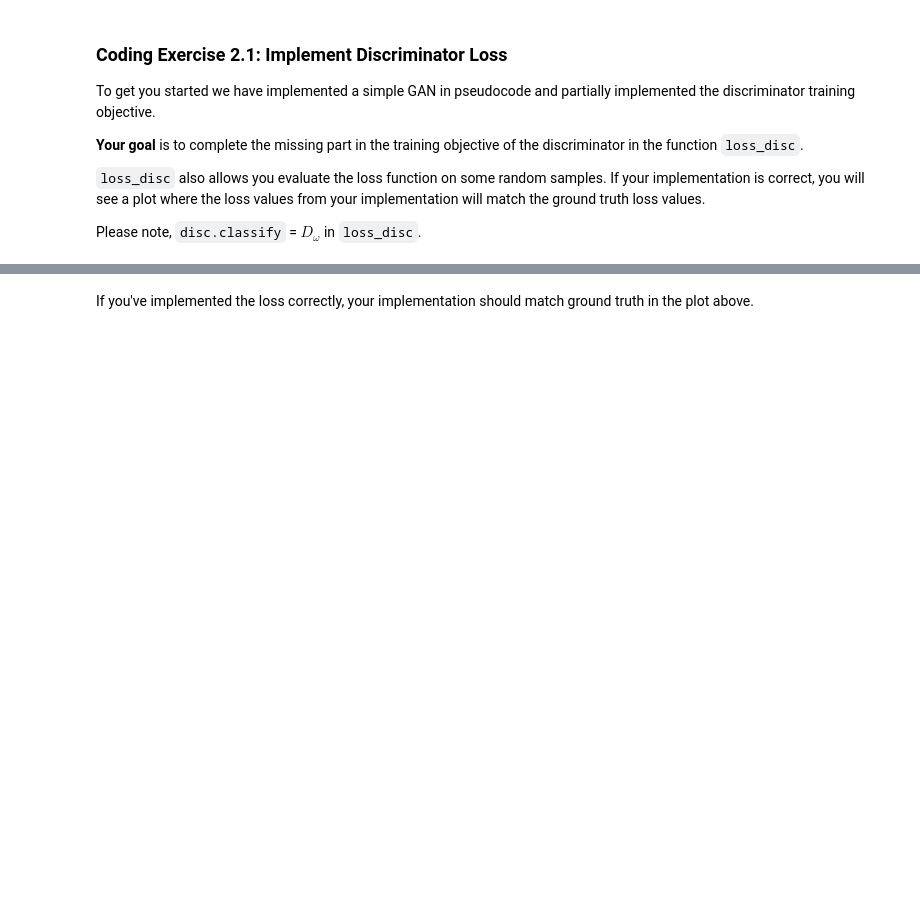
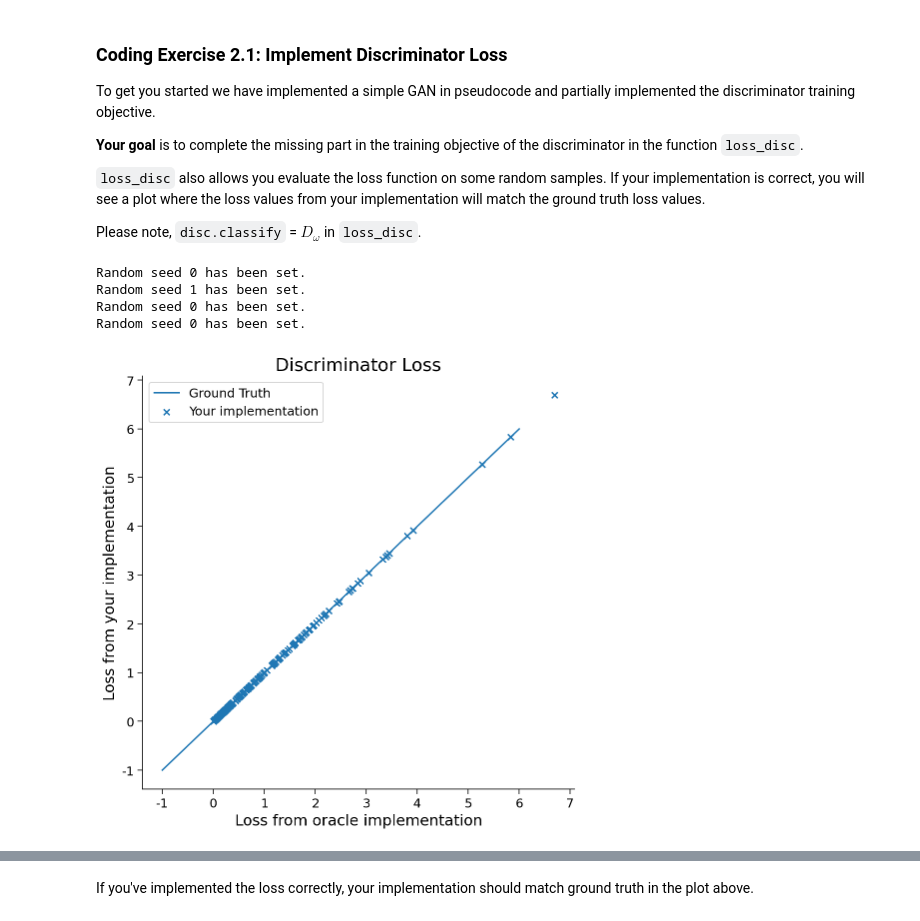
Before and after one commit to israelgonzalezb/neuromatch-dl, a Jupyter notebook: tutorials/W2D4_GenerativeModels/student/W2D4_Tutorial2.ipynb, the cells around one changed output, grey strips where cells are left out. Saved outputs shown, nothing was run; the diff lists cells and outputs as text; code cells hidden in the pictures; blank space fills up the shorter version.

```diff
--- a/tutorials/W2D4_GenerativeModels/student/W2D4_Tutorial2.ipynb
+++ b/tutorials/W2D4_GenerativeModels/student/W2D4_Tutorial2.ipynb
@@ -400,10 +403,10 @@ def train_gan_iter(data, disc, gen):
   #################################################
   ## TODO for students: details of what they should do ##
   # Fill out function and remove
-  raise NotImplementedError("Student exercise: Write code to compute disc_loss")
+  # raise NotImplementedError("Student exercise: Write code to compute disc_loss")
   #################################################
   # Compute the discriminator loss
-  disc_loss = ...
+  disc_loss = disc.loss(x_real, x_fake)
 
   # Compute the gradient for discriminator
   disc_grad = backprop(disc_loss, disc)
@@ -419,10 +422,10 @@ def train_gan_iter(data, disc, gen):
   #################################################
   ## TODO for students: details of what they should do ##
   # Fill out function and remove
-  raise NotImplementedError("Student exercise: Write code to compute gen_loss")
+  # raise NotImplementedError("Student exercise: Write code to compute gen_loss")
   #################################################
   # Compute the generator loss
-  gen_loss = ...
+  gen_loss = gen.loss(x_fake, disc.classify)
 
   # Compute the gradient for generator
   gen_grad = backprop(gen_loss, gen)
@@ -442,4 +445,4 @@ data = get_data()
 disc = Disc()
 gen = Gen()
 ## Uncomment below to check your function
-# train_gan_iter(data, disc, gen)
+train_gan_iter(data, disc, gen)
@@ -549,39 +554,45 @@ def loss_disc(disc, x_real, x_fake):
 
   Returns:
     ndarray with log of the discriminator loss
   """
 
   label_real = 1
   #################################################
   # TODO for students: Loss for real data
-  raise NotImplementedError("Student exercise: Implement loss for real samples")
+  # raise NotImplementedError("Student exercise: Implement loss for real samples")
   #################################################
   ## Hint: torch.log may be useful
-  loss_real = -1 * label_real * ...
+  loss_real = -1 * label_real * torch.log(disc.classify(x_real))
 
   label_fake = 0
   #################################################
   # TODO for students: Loss for fake data
-  raise NotImplementedError("Student exercise: Implement loss for fake samples")
+  # raise NotImplementedError("Student exercise: Implement loss for fake samples")
   #################################################
-  loss_fake = -1 * ... * torch.log(1 - disc.classify(x_fake))
+  loss_fake = -1 * (1 - label_fake) * torch.log(1 - disc.classify(x_fake))
 
 
   return torch.cat([loss_real, loss_fake])
 
 
 # Add event to airtable
 atform.add_event('Coding Exercise 2.1: Implement Discriminator Loss')
 
 disc = DummyDisc()
 gen = DummyGen()
 
 x_real = get_data()
 x_fake = gen.sample()
 
 ## Uncomment to check your function
-# ld = loss_disc(disc, x_real, x_fake)
-# plotting_ld(ld)
+ld = loss_disc(disc, x_real, x_fake)
+plotting_ld(ld)
+# %% [output]
+Random seed 0 has been set.
+Random seed 1 has been set.
+Random seed 0 has been set.
+Random seed 0 has been set.
+[figure, added]
 # %% [markdown]
 [*Click for solution*](https://github.com/NeuromatchAcademy/course-content-dl/tree/main//tutorials/W2D4_GenerativeModels/solutions/W2D4_Tutorial2_Solution_12053282.py)
 
```
Also changed, not shown: parts of 2 cells of this notebook.
